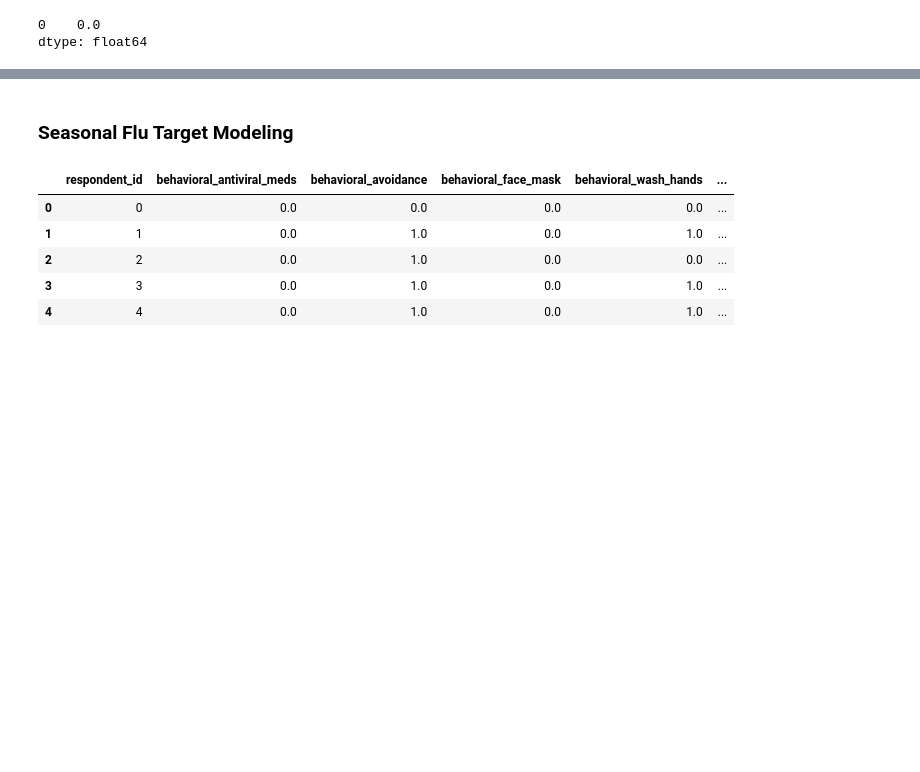
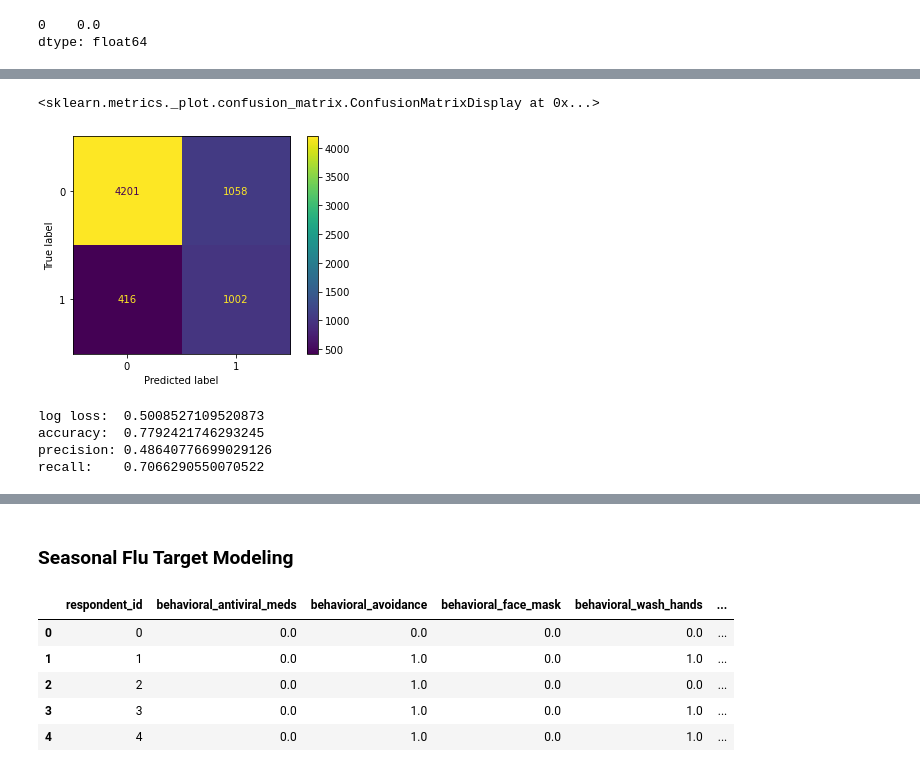
Before and after one commit to smashley-eakland/who-wants-shots, a Jupyter notebook: Vaccinations.ipynb, the cells around one changed output, grey strips where cells are left out. Cells and saved outputs as stored; diff of their text form; code cells hidden in the pictures; blank space fills up the shorter version.

```diff
--- a/Vaccinations.ipynb
+++ b/Vaccinations.ipynb
@@ -510,0 +712,18 @@ X_train_dum = pd.get_dummies(X_train, columns=cat_cols)
+# %%
+plot_confusion_matrix(lr_2, X_test_clean, y_test)
+# %% [output]
+<sklearn.metrics._plot.confusion_matrix.ConfusionMatrixDisplay at 0x...>
+[figure, added]
+# %%
+lr2_preds = lr_2.predict(X_test_clean)
+lr2_probs = lr_2.predict_proba(X_test_clean)
+
+print("log loss: ", log_loss(y_test, lr2_probs))
+print("accuracy: ", accuracy_score(y_test, lr2_preds))
+print("precision:", precision_score(y_test, lr2_preds))
+print("recall:   ", recall_score(y_test, lr2_preds))
+# %% [output]
+log loss:  0.5008527109520873
+accuracy:  0.7792421746293245
+precision: 0.48640776699029126
+recall:    0.7066290550070522
```
Also changed, not shown: parts of 102 cells of this notebook.
